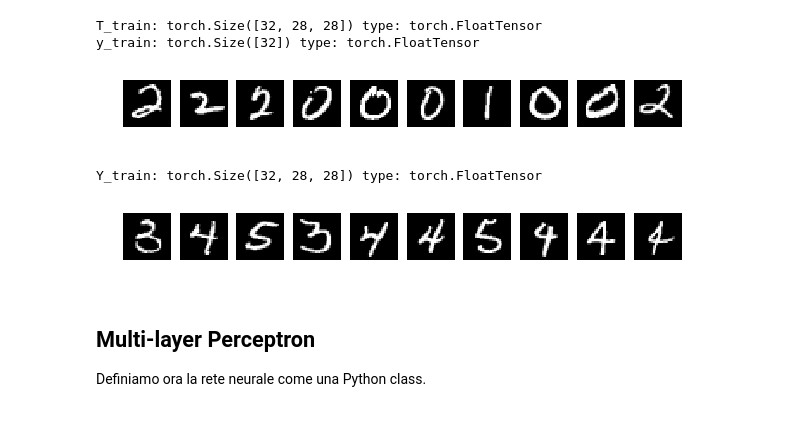
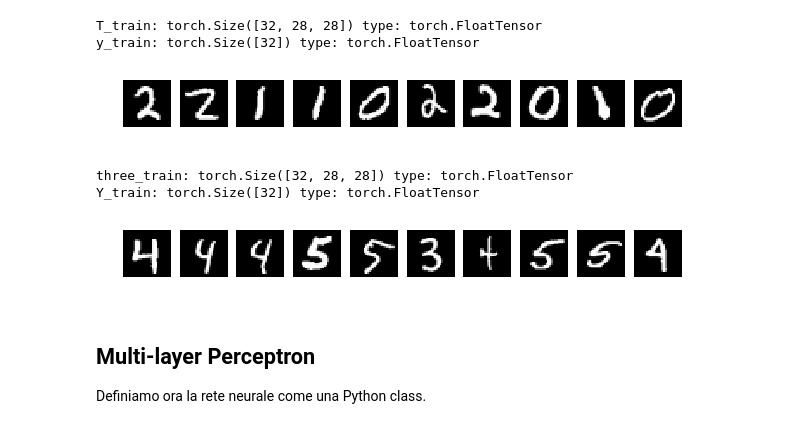
Before and after one commit to AliceCasali/NeuralNetwork_OOD, a Jupyter notebook: Neural Network Pytorch MLP.ipynb, the cells around one changed output. Saved outputs shown, nothing was run; the diff lists cells and outputs as text; code cells hidden in the pictures.

```diff
--- a/Neural Network Pytorch MLP.ipynb
+++ b/Neural Network Pytorch MLP.ipynb
@@ -156,15 +141,6 @@ validation_loader012 = torch.utils.data.DataLoader(validation_ds012, batch_size=
 test_ds012 = TensorDataset(test_data012, test_labels012)
 test_loader012 = torch.utils.data.DataLoader(test_ds012, batch_size=batch_size, shuffle=True, **kwargs)
 
-######### da costruire train validation e test di 345 e riprovare esecuzione
-# Train345 80%
-train_ds345 = TensorDataset(train_data012, train_labels012)
-train_loader012 = torch.utils.data.DataLoader(train_ds012, batch_size=batch_size, shuffle=True, **kwargs)
-
-# Validation345 20%
-validation_ds012 = TensorDataset(val_data012, val_labels012)
-validation_loader012 = torch.utils.data.DataLoader(validation_ds012, batch_size=batch_size, shuffle=True, **kwargs)
-
 # Test345 all
 test_ds345 = TensorDataset(test_data345, test_labels345)
 test_loader345 = torch.utils.data.DataLoader(test_ds345, batch_size=batch_size, shuffle=True, **kwargs)
@@ -232,19 +206,21 @@ y_train: torch.Size([32]) type: torch.FloatTensor
 # %%
 pltsize=1
 plt.figure(figsize=(10*pltsize, pltsize))
 
 for i in range(10):
     plt.subplot(1,10,i+1)
     plt.axis('off')
-    plt.imshow(V_train[i, :, :].numpy().reshape(28,28), cmap="gray")
+    plt.imshow(T_train[i, :, :].numpy().reshape(28,28), cmap="gray")
 # %% [output]
-[figure, old version]
+[figure, new version]
 # %%
-for Y_train in test_loader345:
+for (three_test, Y_train) in test_loader345:
+    print('three_train:', three_test.size(), 'type:', three_test.type())
     print('Y_train:', Y_train.size(), 'type:', Y_train.type())
     break
 # %% [output]
-Y_train: torch.Size([32, 28, 28]) type: torch.FloatTensor
+three_train: torch.Size([32, 28, 28]) type: torch.FloatTensor
+Y_train: torch.Size([32]) type: torch.FloatTensor
 # %%
 pltsize=1
 plt.figure(figsize=(10*pltsize, pltsize))
@@ -252,9 +228,9 @@ plt.figure(figsize=(10*pltsize, pltsize))
 for i in range(10):
     plt.subplot(1,10,i+1)
     plt.axis('off')
-    plt.imshow(Y_train[i, :, :].numpy().reshape(28,28), cmap="gray")
+    plt.imshow(three_test[i, :, :].numpy().reshape(28,28), cmap="gray")
 # %% [output]
-[figure, old version]
+[figure, new version]
 # %% [markdown]
 ## Multi-layer Perceptron
 Definiamo ora la rete neurale come una Python class.
```
Also changed, not shown: parts of 10 cells of this notebook.
